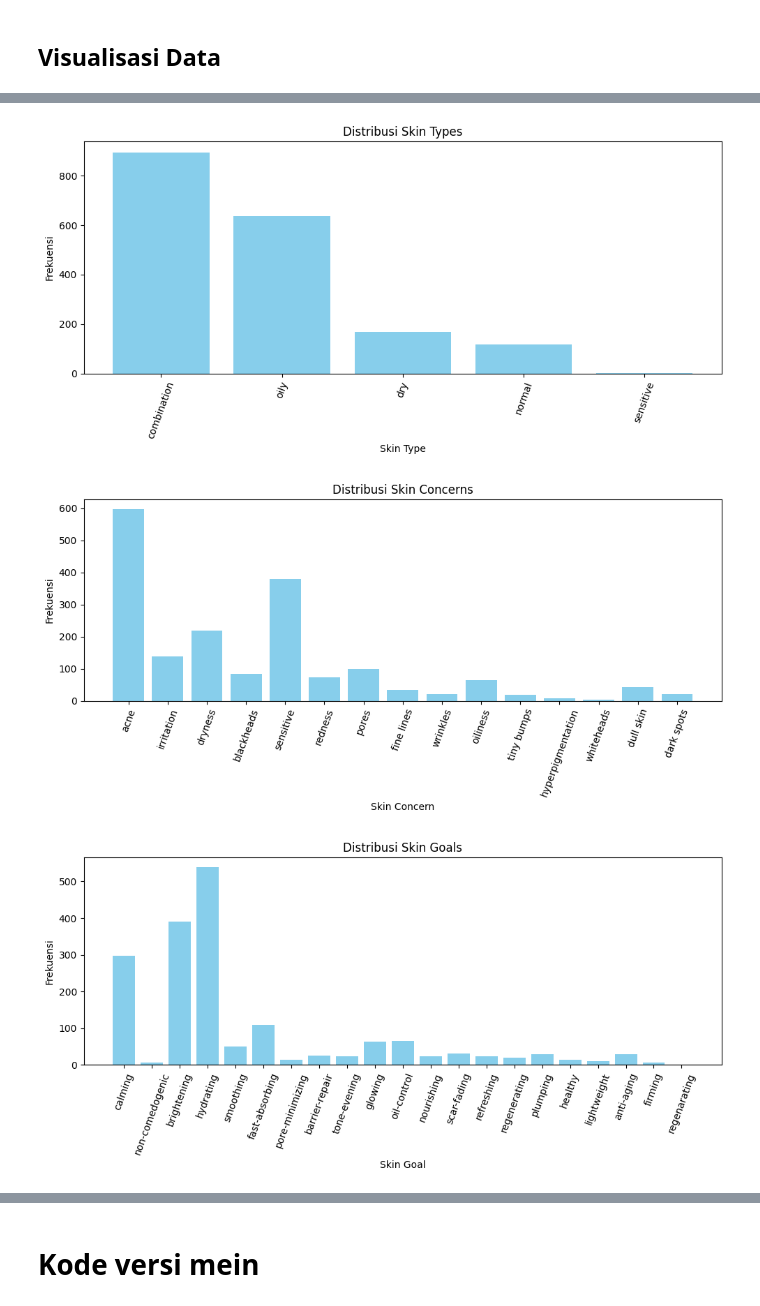
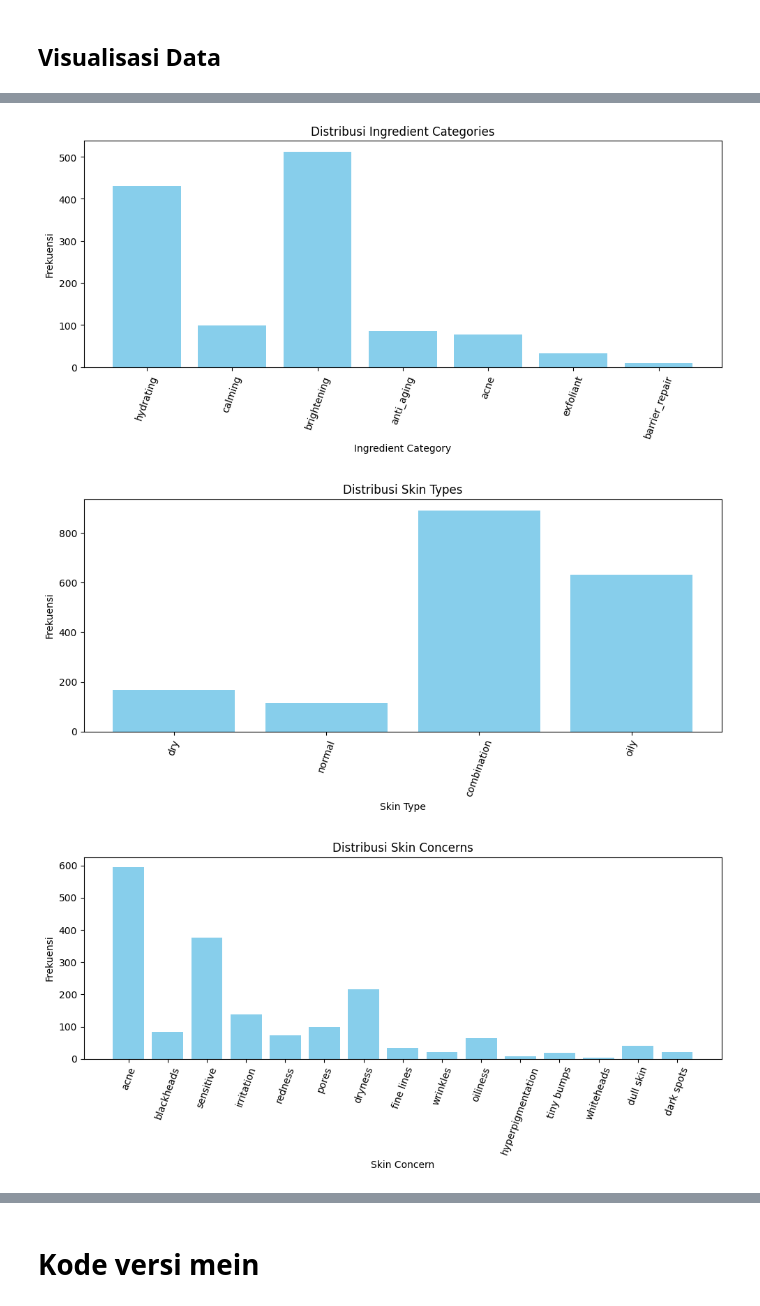
Before and after one commit to jasmeinalbr/Skinthesia-Model, a Jupyter notebook: notebooks/multi_label_classif_modeling copy.ipynb, the cells around one changed output, grey strips where cells are left out. Cells and saved outputs as stored; diff of their text form; code cells hidden in the pictures.

```diff
--- a/notebooks/multi_label_classif_modeling copy.ipynb
+++ b/notebooks/multi_label_classif_modeling copy.ipynb
@@ -41,6 +42,6 @@ df.head()
 ## Data Selection
 # %%
 # Mengambil kolom yang relevan
-df = df[['skin_type','skin_concern','skin_goal','ingredients']]
+df = df[['skin_type','skin_concern','skin_goal','ingredients', 'ingredient_category']]
 df.head()
 # %% [output]
@@ -107,7 +109,7 @@ def parse_and_clean(cell):
     result = []
     for item in split_list:
         # Hapus tanda kurung siku [ ]
-        item_norm = re.sub(r'[\[\]]', '', item.lower().strip())
+        item_norm = re.sub(r'[\[\]\'\"]', '', item.lower().strip())
         if item_norm and item_norm not in seen:
             seen.add(item_norm)
             result.append(item_norm)
@@ -219,20 +228,26 @@ plt.show()
 # %%
 # Flatten semua skin_type, skin_concern, dan skin_goal menjadi satu list
+all_ingredients_category = [item for sublist in df_cleaned['ingredient_category'] for item in sublist]
 all_skin_types = [item for sublist in df_cleaned['skin_type'] for item in sublist]
 all_skin_concerns = [item for sublist in df_cleaned['skin_concern'] for item in sublist]
 all_skin_goals = [item for sublist in df_cleaned['skin_goal'] for item in sublist]
 
 # Hitung frekuensi kemunculan setiap skin type, concern, dan goal
+ingredient_category_counts = Counter(all_ingredients_category)
 skin_type_counts = Counter(all_skin_types)
 skin_concern_counts = Counter(all_skin_concerns)
 skin_goal_counts = Counter(all_skin_goals)
 
 # Tampilkan berapa banyak tiap skin type, concern, dan goal yang unik
+print(f"Jumlah unik ingredient categories: {len(ingredient_category_counts)}")
 print(f"Jumlah unik skin types: {len(skin_type_counts)}")
 print(f"Jumlah unik skin concerns: {len(skin_concern_counts)}")
 print(f"Jumlah unik skin goals: {len(skin_goal_counts)}")
 
 # Tampilkan jumlah kemunculan tiap skin type, concern, dan goal
+print("\nJumlah kemunculan tiap ingredient category:")
+for ingredient_category, count in ingredient_category_counts.items():
+    print(f"{ingredient_category}: {count} kali")
 print("\nJumlah kemunculan tiap skin type:")
 for skin_type, count in skin_type_counts.items():
     print(f"{skin_type}: {count} kali")
@@ -263,22 +278,23 @@ regenarating: 1 kali
 # %%
 # Visualisasi distribusi skin types, concerns, dan goals
 def plot_distribution(data, title, xlabel, ylabel):
     counts = Counter(data)
     labels, values = zip(*counts.items())
 
     plt.figure(figsize=(10, 5))
     plt.bar(labels, values, color='skyblue')
     plt.title(title)
     plt.xlabel(xlabel)
     plt.ylabel(ylabel)
     plt.xticks(rotation=70)
     plt.tight_layout()
     plt.show()
 
+plot_distribution(all_ingredients_category, 'Distribusi Ingredient Categories', 'Ingredient Category', 'Frekuensi')
 plot_distribution(all_skin_types, 'Distribusi Skin Types', 'Skin Type', 'Frekuensi')
 plot_distribution(all_skin_concerns, 'Distribusi Skin Concerns', 'Skin Concern', 'Frekuensi')
 plot_distribution(all_skin_goals, 'Distribusi Skin Goals', 'Skin Goal', 'Frekuensi')
 # %% [output]
-[figure, old version]
+[figure, new version]
-[figure, old version]
+[figure, new version]
-[figure, old version]
+[figure, new version]
```
Also changed, not shown: parts of 22 cells of this notebook, 5 other files.
